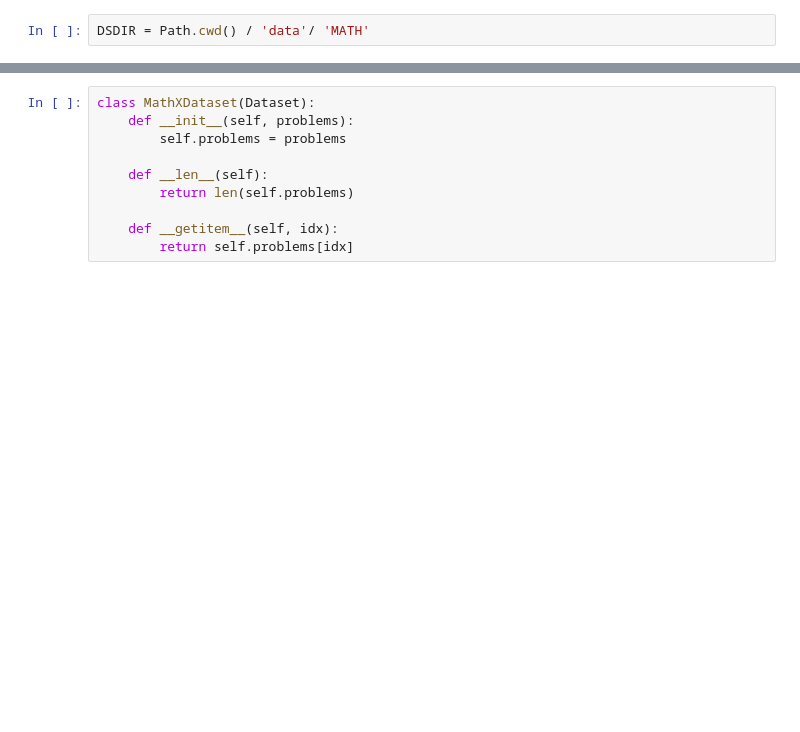
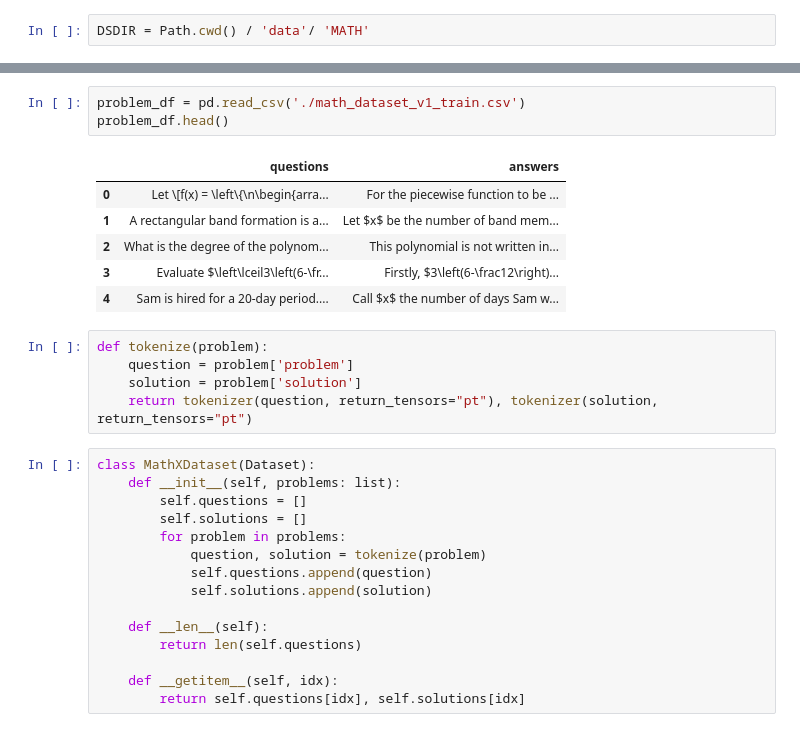
Before and after one commit to messi10tom/MathX, a Jupyter notebook: mathX.ipynb, the cells around one changed output, grey strips where cells are left out. Cells and saved outputs as stored; diff of their text form; blank space fills up the shorter version.

```diff
--- a/mathX.ipynb
+++ b/mathX.ipynb
@@ -39,10 +23,30 @@ Let $x$ be the number of band members in each row for the original formation, wh
+# %%
+problem_df = pd.read_csv('./math_dataset_v1_train.csv')
+problem_df.head()
+# %% [output]
+|  | questions | answers |
+| 0 | Let \[f(x) = \left\{\n\begin{arra... | For the piecewise function to be ... |
+| 1 | A rectangular band formation is a... | Let $x$ be the number of band mem... |
+| 2 | What is the degree of the polynom... | This polynomial is not written in... |
+| 3 | Evaluate $\left\lceil3\left(6-\fr... | Firstly, $3\left(6-\frac12\right)... |
+| 4 | Sam is hired for a 20-day period.... | Call $x$ the number of days Sam w... |
+# %%
+def tokenize(problem):
+    question = problem['problem']
+    solution = problem['solution']
+    return tokenizer(question, return_tensors="pt"), tokenizer(solution, return_tensors="pt")
 # %%
 class MathXDataset(Dataset):
-    def __init__(self, problems):
-        self.problems = problems
+    def __init__(self, problems: list):
+        self.questions = []
+        self.solutions = []
+        for problem in problems:
+            question, solution = tokenize(problem)
+            self.questions.append(question)
+            self.solutions.append(solution)
 
     def __len__(self):
-        return len(self.problems)
+        return len(self.questions)
 
     def __getitem__(self, idx):
-        return self.problems[idx]
+        return self.questions[idx], self.solutions[idx]
```
Also changed, not shown: parts of 2 cells of this notebook, 1 other file.
